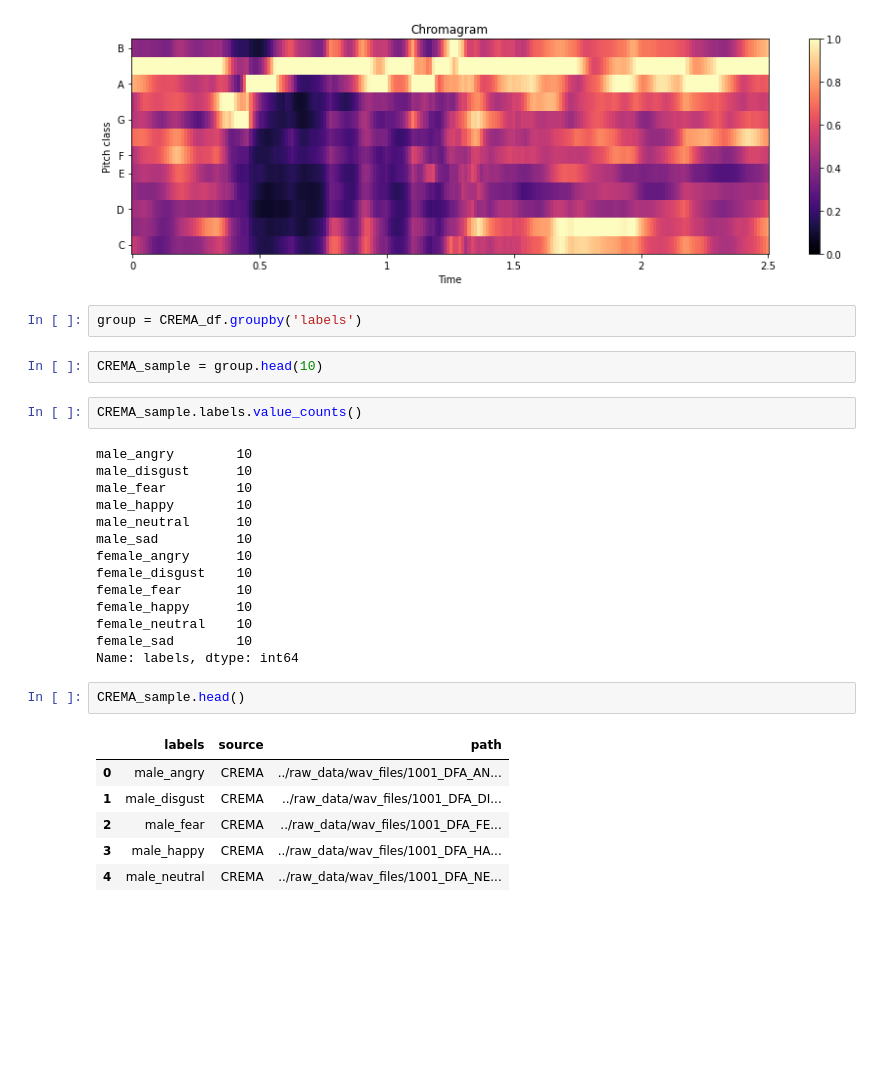
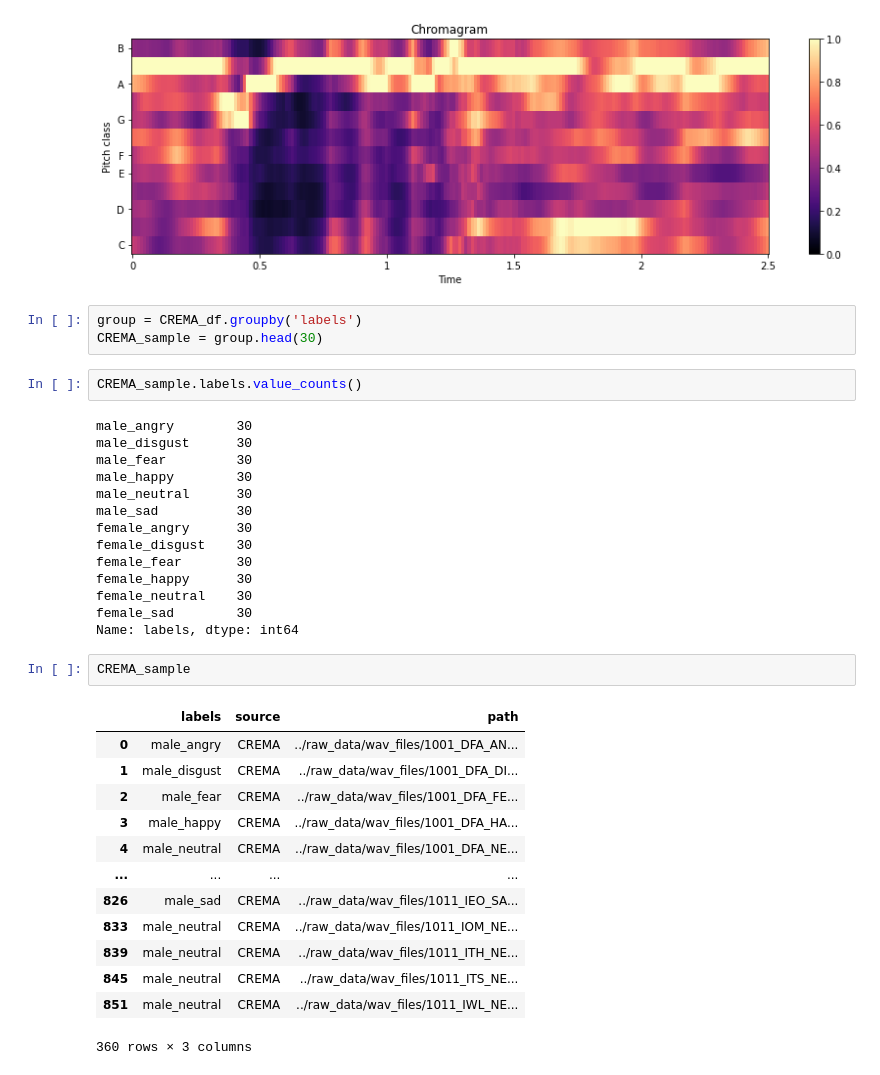
Before and after one commit to geowilso/speech-emotion-recognition, a Jupyter notebook: notebooks/geowilso_data_exploration.ipynb, the cells around one changed output. Drawn from its saved outputs; the diff is of its cells as text; blank space fills up the shorter version.

```diff
--- a/notebooks/geowilso_data_exploration.ipynb
+++ b/notebooks/geowilso_data_exploration.ipynb
@@ -185,30 +185,36 @@ plt.tight_layout()
 [figure]
 # %%
 group = CREMA_df.groupby('labels')
+CREMA_sample = group.head(30)
-# %%
-CREMA_sample = group.head(10)
 # %%
 CREMA_sample.labels.value_counts()
 # %% [output]
-male_angry        10
-male_disgust      10
-male_fear         10
-male_happy        10
-male_neutral      10
-male_sad          10
-female_angry      10
-female_disgust    10
-female_fear       10
-female_happy      10
-female_neutral    10
-female_sad        10
+male_angry        30
+male_disgust      30
+male_fear         30
+male_happy        30
+male_neutral      30
+male_sad          30
+female_angry      30
+female_disgust    30
+female_fear       30
+female_happy      30
+female_neutral    30
+female_sad        30
 Name: labels, dtype: int64
 # %%
-CREMA_sample.head()
+CREMA_sample
 # %% [output]
 |  | labels | source | path |
 | 0 | male_angry | CREMA | ../raw_data/wav_files/1001_DFA_AN... |
 | 1 | male_disgust | CREMA | ../raw_data/wav_files/1001_DFA_DI... |
 | 2 | male_fear | CREMA | ../raw_data/wav_files/1001_DFA_FE... |
 | 3 | male_happy | CREMA | ../raw_data/wav_files/1001_DFA_HA... |
 | 4 | male_neutral | CREMA | ../raw_data/wav_files/1001_DFA_NE... |
+| ... | ... | ... | ... |
+| 826 | male_sad | CREMA | ../raw_data/wav_files/1011_IEO_SA... |
+| 833 | male_neutral | CREMA | ../raw_data/wav_files/1011_IOM_NE... |
+| 839 | male_neutral | CREMA | ../raw_data/wav_files/1011_ITH_NE... |
+| 845 | male_neutral | CREMA | ../raw_data/wav_files/1011_ITS_NE... |
+| 851 | male_neutral | CREMA | ../raw_data/wav_files/1011_IWL_NE... |
+360 rows × 3 columns
```
Also changed, not shown: parts of 15 cells of this notebook, 2 other files.
